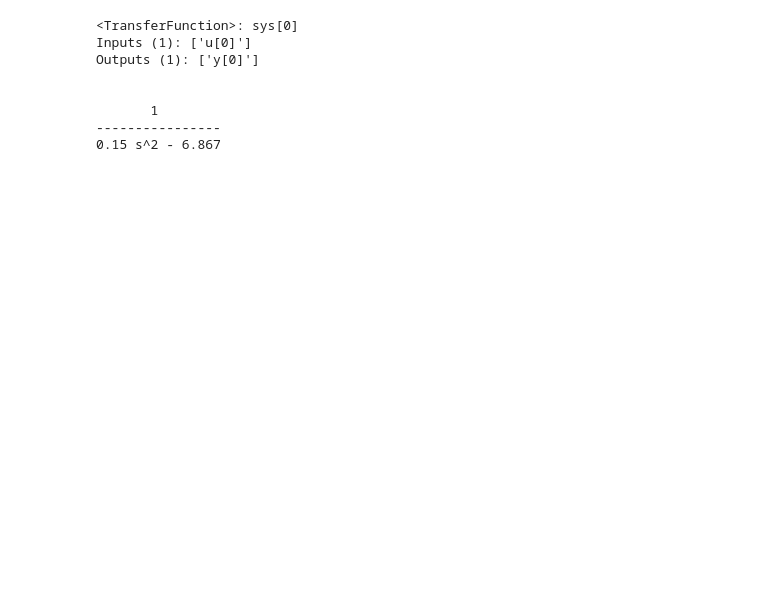
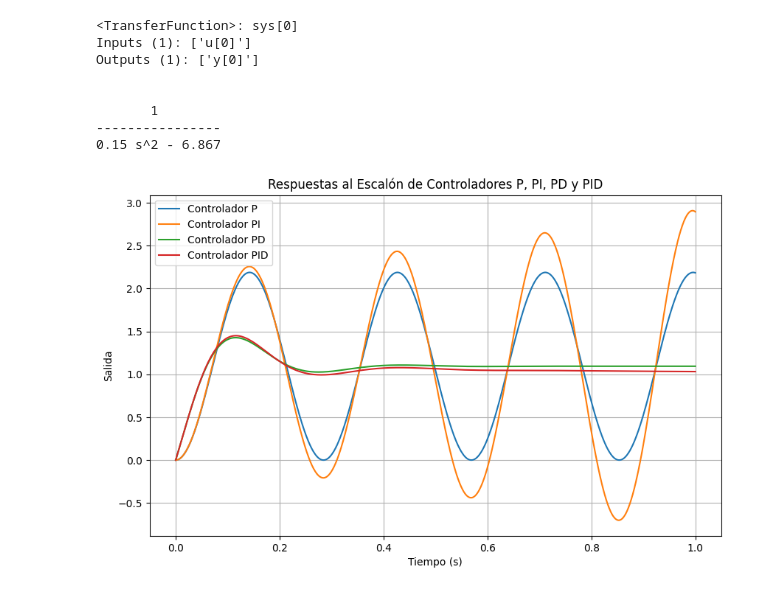
Before and after one commit to fabrizioca2/ACS2024-1_GRUPO_06, a Jupyter notebook: pregunta2.ipynb, the cells around one changed output. Saved outputs shown, nothing was run; the diff lists cells and outputs as text; code cells hidden in the pictures; blank space fills up the shorter version.

Commit message:
Añadiendo Respuestas y grafica

```diff
--- a/pregunta2.ipynb
+++ b/pregunta2.ipynb
@@ -56,3 +56,33 @@ Outputs (1): ['y[0]']
        1
 ----------------
 0.15 s^2 - 6.867
+# %%
+# Lazo cerrado
+T_P = ctrl.feedback(G * C_P)
+T_PI = ctrl.feedback(G * C_PI)
+T_PD = ctrl.feedback(G * C_PD)
+T_PID = ctrl.feedback(G * C_PID)
+# %%
+# Tiempo de simulación
+t = np.linspace(0, 1, 1000)
+# %%
+# Respuestas al escalón
+time_P, yout_P = ctrl.step_response(T_P, t)
+time_PI, yout_PI = ctrl.step_response(T_PI, t)
+time_PD, yout_PD = ctrl.step_response(T_PD, t)
+time_PID, yout_PID = ctrl.step_response(T_PID, t)
+# %%
+# Graficar las respuestas
+plt.figure(figsize=(10, 6))
+plt.plot(time_P, yout_P, label="Controlador P")
+plt.plot(time_PI, yout_PI, label="Controlador PI")
+plt.plot(time_PD, yout_PD, label="Controlador PD")
+plt.plot(time_PID, yout_PID, label="Controlador PID")
+plt.title("Respuestas al Escalón de Controladores P, PI, PD y PID")
+plt.xlabel("Tiempo (s)")
+plt.ylabel("Salida")
+plt.legend()
+plt.grid(True)
+plt.show()
+# %% [output]
+[figure, added]
```
